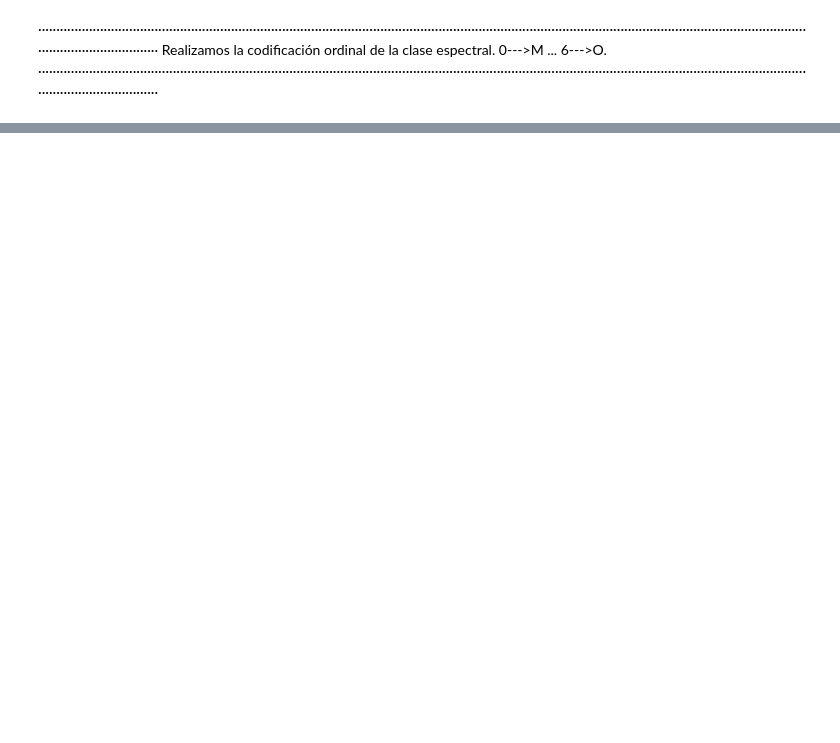
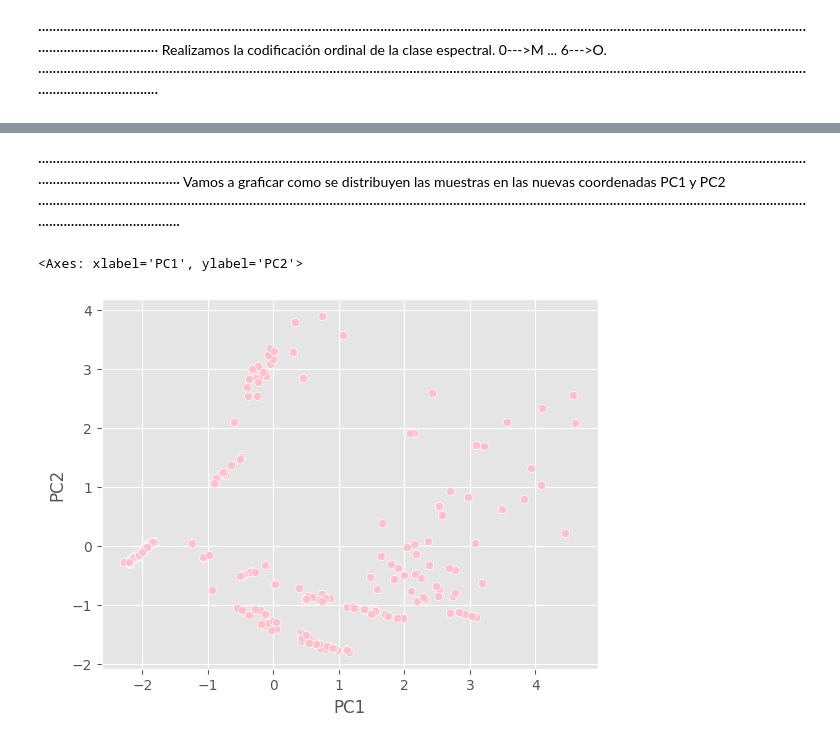
Before and after one commit to NathaliaMoniz/GRUPO09_Practica2, a Jupyter notebook: Practica.ipynb, the cells around one changed output, grey strips where cells are left out. Drawn from its saved outputs; the diff is of its cells as text; code cells hidden in the pictures; blank space fills up the shorter version.

```diff
--- a/Practica.ipynb
+++ b/Practica.ipynb
@@ -350,0 +338,6 @@ print(corregido)
+# %%
+# Escalado de las variables
+# ==============================================================================
+datos_scaled = scale(corregido, axis=0, with_mean=True, with_std=True)
+datos_scaled_df = pd.DataFrame(datos_scaled, columns=corregido.columns, index=corregido.index)
+datos_scaled_df.head(4)
@@ -350,0 +377,12 @@ print(corregido)
+# %%
+X = datos_scaled_df.values
+
+# PCA con 2 componentes principales
+pca = PCA(n_components=3)
+
+# Ajustar y transformar los datos
+X_trans = pca.fit_transform(X)
+
+# Crear un DataFrame con los componentes principales
+df_pca = pd.DataFrame(X_trans, columns=['PC1','PC2'])
+df_pca.head()
@@ -350,0 +407,9 @@ print(corregido)
+# %% [markdown]
+··························································································································································································································································
+Vamos a graficar como se distribuyen las muestras en las nuevas coordenadas PC1 y PC2
+··························································································································································································································································
+# %%
+sns.scatterplot(data=df_pca, x="PC1", y="PC2", color='pink')
+# %% [output]
+<Axes: xlabel='PC1', ylabel='PC2'>
+[figure, added]
```
Also changed, not shown: parts of 27 cells of this notebook.
